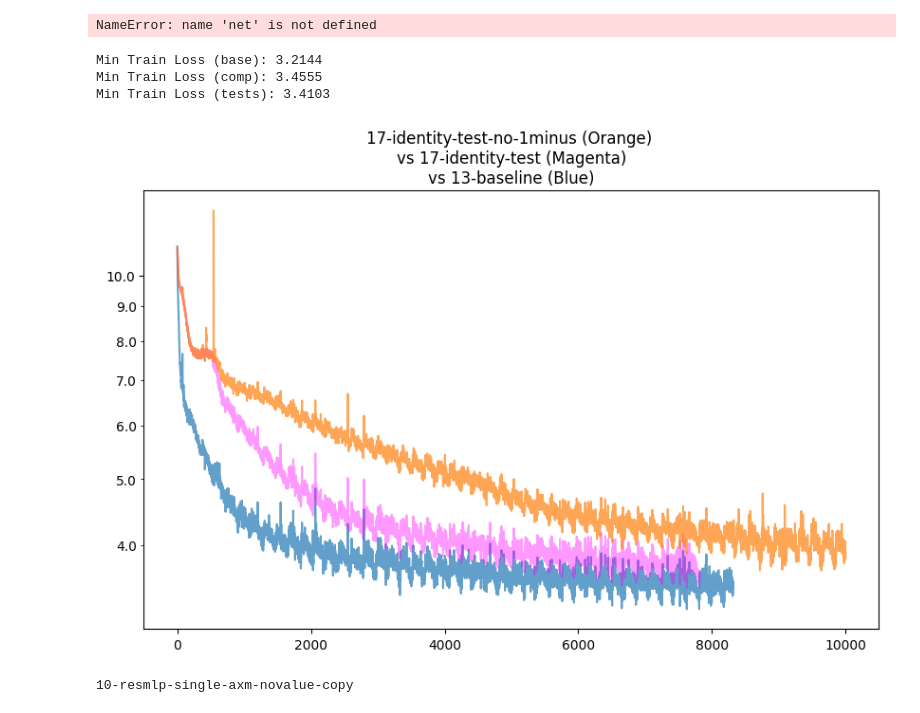
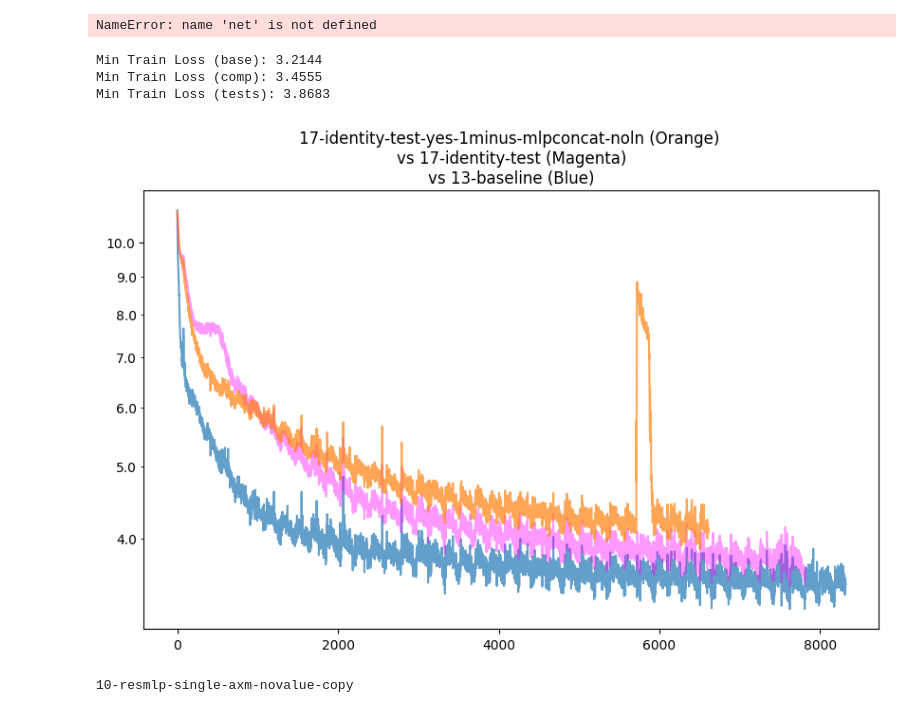
Before and after one commit to Vervious/gpt, a Jupyter notebook: play.ipynb, the cells around one changed output. Drawn from its saved outputs; the diff is of its cells as text; code cells hidden in the pictures.

```diff
--- a/play.ipynb
+++ b/play.ipynb
@@ -259,7 +259,7 @@ def gen_points(filename):
     return streams_xy
 
 # testname = "7-test-2"
-testname = "17-identity-test-no-1minus-mlpconcat"
+testname = "17-yes-1minus-mlpconcat-noln-faster"
 # testname = "16-attentionsink-noreuse-efficientresw"
 # thirdname = "13-complicated-2"
 # thirdname = "16-vanilla-mlpscale-64"
@@ -281,35 +281,35 @@ plt.figure(figsize=(10, 6))
 
 
 LEFT = 0
 RIGHT = 10000
 
 xs, ys = streams_xy_0["train"] # training loss
 ys = np.array(ys)
 plt.plot(xs[LEFT:RIGHT], ys[LEFT:RIGHT], label=f'nanogpt ({sz}) train loss base', alpha=0.7)
 print("Min Train Loss (base):", min(ys))
 
 xs, ys = streams_xy_comp["train"] # training loss
 ys = np.array(ys)
 plt.plot(xs[LEFT:RIGHT], ys[LEFT:RIGHT], label=f'nanogpt ({sz}) train loss test', alpha=0.4, color='magenta')
 print("Min Train Loss (comp):", min(ys))
 
 xs, ys = streams_xy_test["train"] # training loss
 ys = np.array(ys)
 plt.plot(xs[LEFT:RIGHT], ys[LEFT:RIGHT], label=f'nanogpt ({sz}) train loss test', alpha=0.7)
 print("Min Train Loss (tests):", min(ys))
 plt.title(f"{testname} (Orange) \nvs {thirdname} (Magenta)\nvs {basename} (Blue)")
 
 plt.yscale('log',base=10)
 
 plt.gca().yaxis.set_major_formatter(FormatStrFormatter('%.1f'))  # Decimal format for major ticks
 plt.gca().yaxis.set_minor_formatter(FormatStrFormatter('%.1f'))  # Optional: Minor ticks decimal format
 
 plt.savefig(f"img/{testname}.jpg")
 # %% [output]
 Min Train Loss (base): 3.2144
 Min Train Loss (comp): 3.4555
-Min Train Loss (tests): 3.4103
+Min Train Loss (tests): 3.8683
-[figure, old version]
+[figure, new version]
 # %%
 import ast
 import numpy as np
```
Also changed, not shown: 15 other files.
